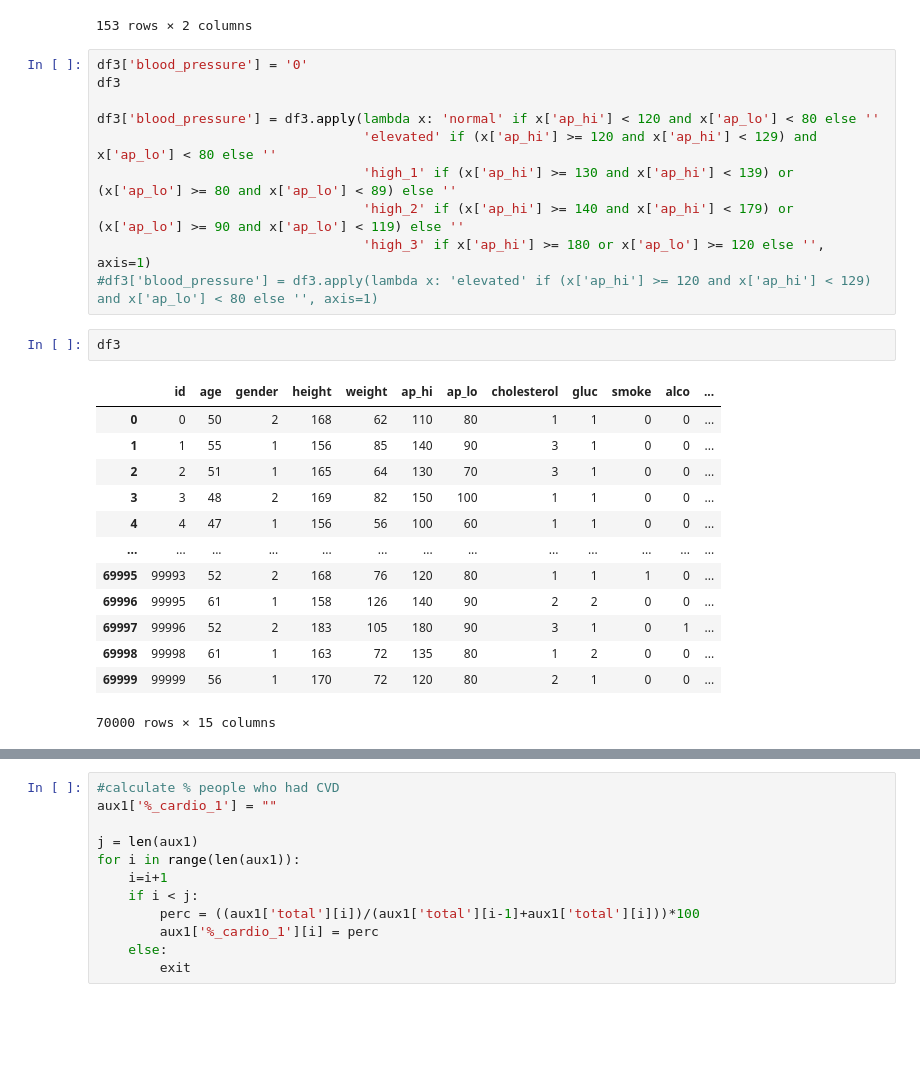
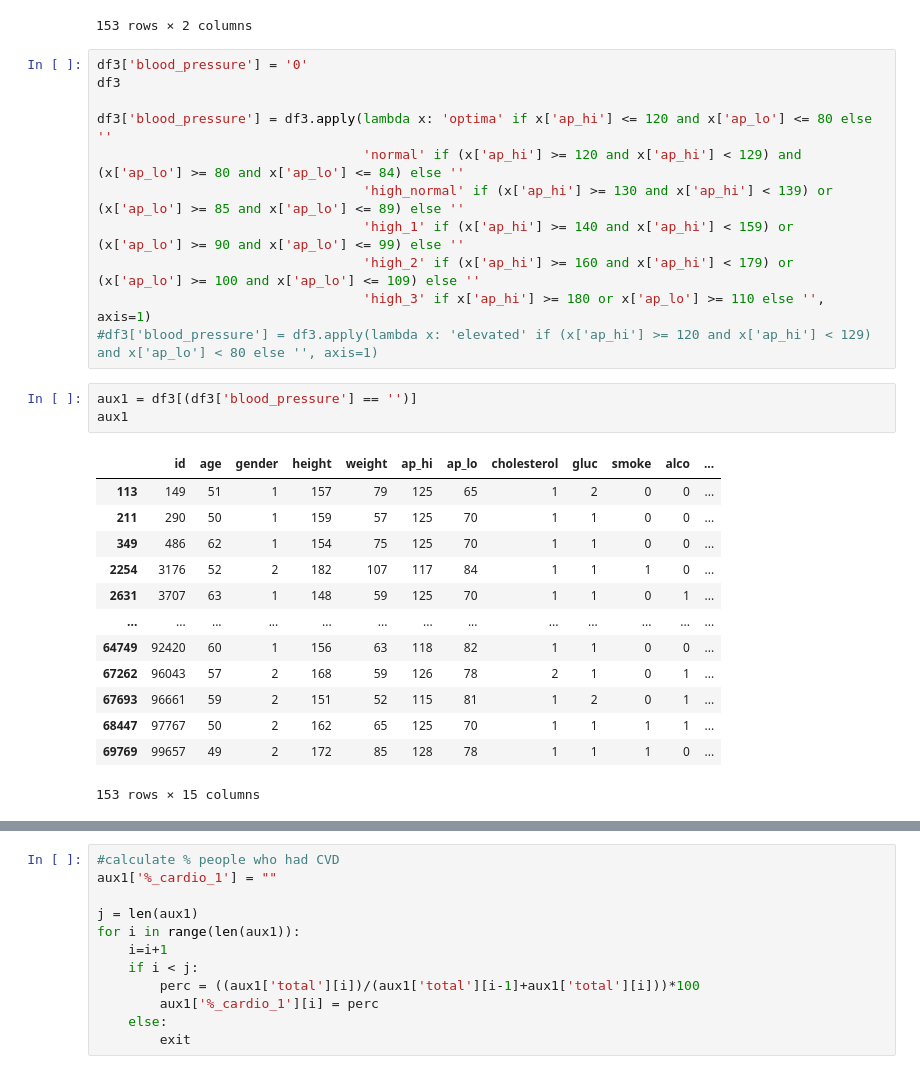
Before and after one commit to HenriqueCR1291/cardio_catch_diseases, a Jupyter notebook: m01_cardio_catch_diseases.ipynb, the cells around one changed output, grey strips where cells are left out. Saved outputs shown, nothing was run; the diff lists cells and outputs as text; blank space fills up the shorter version.

```diff
--- a/m01_cardio_catch_diseases.ipynb
+++ b/m01_cardio_catch_diseases.ipynb
@@ -1110,28 +1110,30 @@ aux1
 df3['blood_pressure'] = '0'
 df3
 
-df3['blood_pressure'] = df3.apply(lambda x: 'normal' if x['ap_hi'] < 120 and x['ap_lo'] < 80 else ''
-                                  'elevated' if (x['ap_hi'] >= 120 and x['ap_hi'] < 129) and x['ap_lo'] < 80 else ''
-                                  'high_1' if (x['ap_hi'] >= 130 and x['ap_hi'] < 139) or (x['ap_lo'] >= 80 and x['ap_lo'] < 89) else ''
-                                  'high_2' if (x['ap_hi'] >= 140 and x['ap_hi'] < 179) or (x['ap_lo'] >= 90 and x['ap_lo'] < 119) else ''
-                                  'high_3' if x['ap_hi'] >= 180 or x['ap_lo'] >= 120 else '', axis=1)
+df3['blood_pressure'] = df3.apply(lambda x: 'optima' if x['ap_hi'] <= 120 and x['ap_lo'] <= 80 else ''
+                                  'normal' if (x['ap_hi'] >= 120 and x['ap_hi'] < 129) and (x['ap_lo'] >= 80 and x['ap_lo'] <= 84) else ''
+                                  'high_normal' if (x['ap_hi'] >= 130 and x['ap_hi'] < 139) or (x['ap_lo'] >= 85 and x['ap_lo'] <= 89) else ''
+                                  'high_1' if (x['ap_hi'] >= 140 and x['ap_hi'] < 159) or (x['ap_lo'] >= 90 and x['ap_lo'] <= 99) else ''
+                                  'high_2' if (x['ap_hi'] >= 160 and x['ap_hi'] < 179) or (x['ap_lo'] >= 100 and x['ap_lo'] <= 109) else ''
+                                  'high_3' if x['ap_hi'] >= 180 or x['ap_lo'] >= 110 else '', axis=1)
 #df3['blood_pressure'] = df3.apply(lambda x: 'elevated' if (x['ap_hi'] >= 120 and x['ap_hi'] < 129) and x['ap_lo'] < 80 else '', axis=1)
-# %%
-df3
-# %% [output]
-|  | id | age | gender | height | weight | ap_hi | ap_lo | cholesterol | gluc | smoke | alco | ... |
-| 0 | 0 | 50 | 2 | 168 | 62 | 110 | 80 | 1 | 1 | 0 | 0 | ... |
-| 1 | 1 | 55 | 1 | 156 | 85 | 140 | 90 | 3 | 1 | 0 | 0 | ... |
-| 2 | 2 | 51 | 1 | 165 | 64 | 130 | 70 | 3 | 1 | 0 | 0 | ... |
-| 3 | 3 | 48 | 2 | 169 | 82 | 150 | 100 | 1 | 1 | 0 | 0 | ... |
-| 4 | 4 | 47 | 1 | 156 | 56 | 100 | 60 | 1 | 1 | 0 | 0 | ... |
-| ... | ... | ... | ... | ... | ... | ... | ... | ... | ... | ... | ... | ... |
-| 69995 | 99993 | 52 | 2 | 168 | 76 | 120 | 80 | 1 | 1 | 1 | 0 | ... |
-| 69996 | 99995 | 61 | 1 | 158 | 126 | 140 | 90 | 2 | 2 | 0 | 0 | ... |
-| 69997 | 99996 | 52 | 2 | 183 | 105 | 180 | 90 | 3 | 1 | 0 | 1 | ... |
-| 69998 | 99998 | 61 | 1 | 163 | 72 | 135 | 80 | 1 | 2 | 0 | 0 | ... |
-| 69999 | 99999 | 56 | 1 | 170 | 72 | 120 | 80 | 2 | 1 | 0 | 0 | ... |
-70000 rows × 15 columns
+# %%
+aux1 = df3[(df3['blood_pressure'] == '')]
+aux1
+# %% [output]
+|  | id | age | gender | height | weight | ap_hi | ap_lo | cholesterol | gluc | smoke | alco | ... |
+| 113 | 149 | 51 | 1 | 157 | 79 | 125 | 65 | 1 | 2 | 0 | 0 | ... |
+| 211 | 290 | 50 | 1 | 159 | 57 | 125 | 70 | 1 | 1 | 0 | 0 | ... |
+| 349 | 486 | 62 | 1 | 154 | 75 | 125 | 70 | 1 | 1 | 0 | 0 | ... |
+| 2254 | 3176 | 52 | 2 | 182 | 107 | 117 | 84 | 1 | 1 | 1 | 0 | ... |
+| 2631 | 3707 | 63 | 1 | 148 | 59 | 125 | 70 | 1 | 1 | 0 | 1 | ... |
+| ... | ... | ... | ... | ... | ... | ... | ... | ... | ... | ... | ... | ... |
+| 64749 | 92420 | 60 | 1 | 156 | 63 | 118 | 82 | 1 | 1 | 0 | 0 | ... |
+| 67262 | 96043 | 57 | 2 | 168 | 59 | 126 | 78 | 2 | 1 | 0 | 1 | ... |
+| 67693 | 96661 | 59 | 2 | 151 | 52 | 115 | 81 | 1 | 2 | 0 | 1 | ... |
+| 68447 | 97767 | 50 | 2 | 162 | 65 | 125 | 70 | 1 | 1 | 1 | 1 | ... |
+| 69769 | 99657 | 49 | 2 | 172 | 85 | 128 | 78 | 1 | 1 | 1 | 0 | ... |
+153 rows × 15 columns
 # %%
 aux1 = df3[(df3['cardio'] >= 1)]
 aux1 = aux1[['blood_pressure', 'cardio']].groupby('blood_pressure').size().reset_index().rename(columns={0:'total_1'})
```
Also changed, not shown: parts of 3 cells of this notebook.
